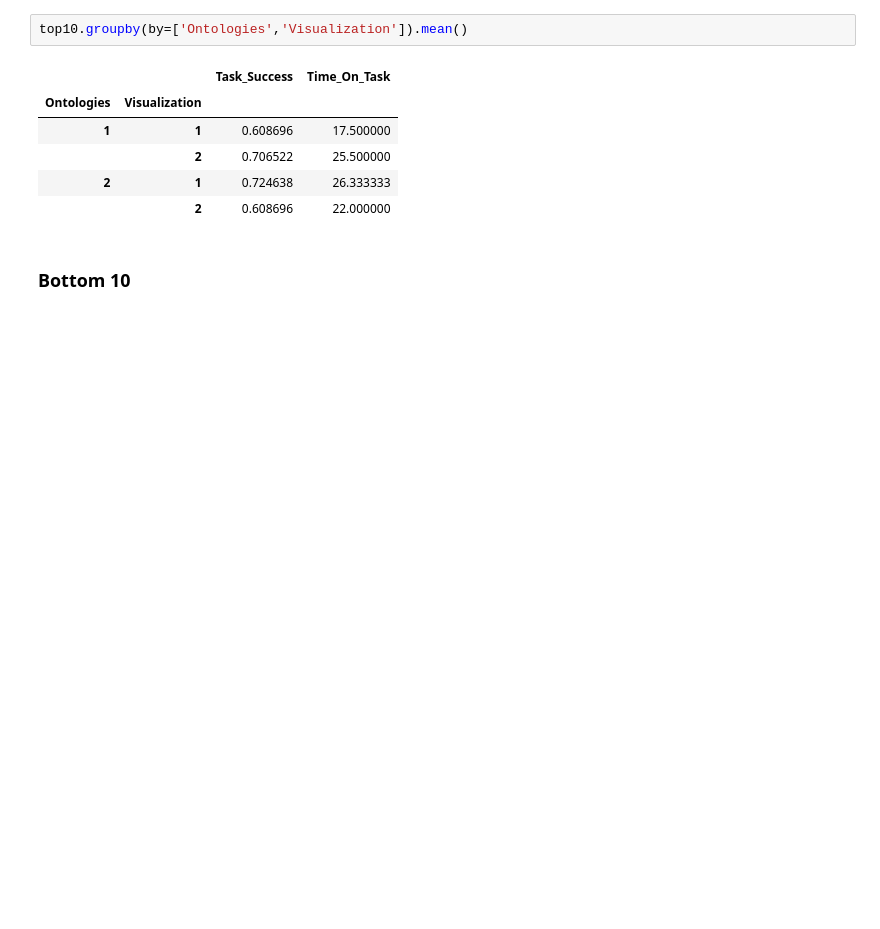
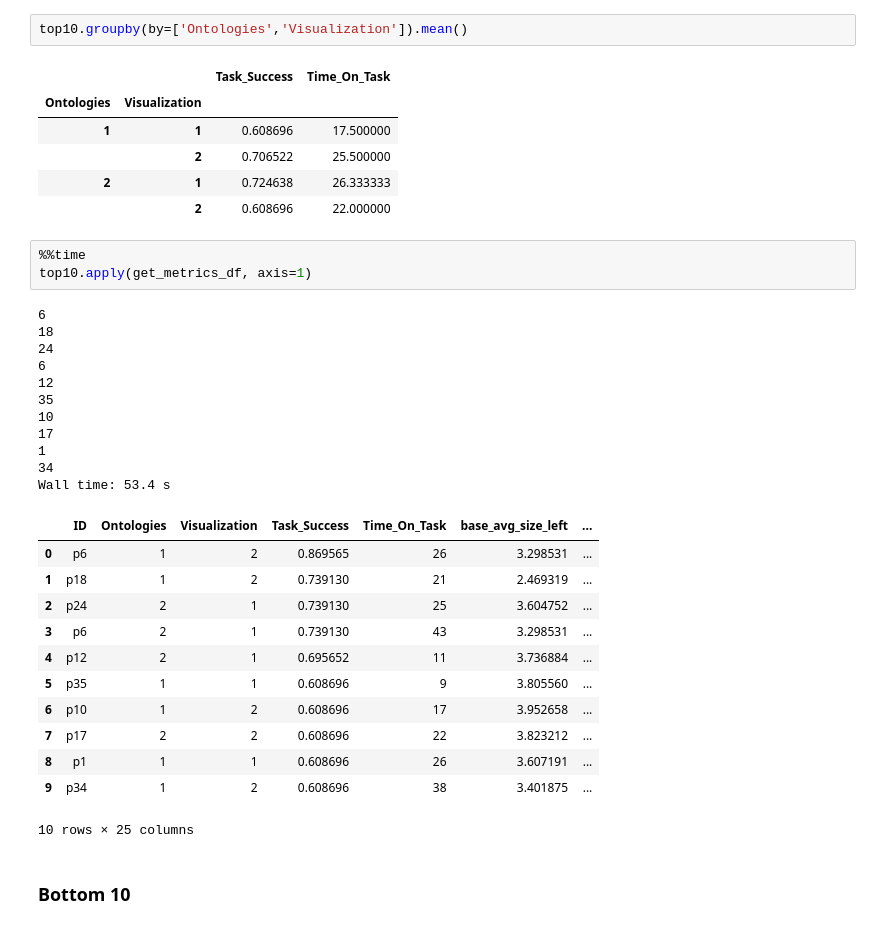
Before and after one commit to isaac-co/eyegaze-visualization, a Jupyter notebook: eygaze-metrics.ipynb, the cells around one changed output. Drawn from its saved outputs; the diff is of its cells as text; blank space fills up the shorter version.

Commit message:
Added function to get all metrics to df

```diff
--- a/eygaze-metrics.ipynb
+++ b/eygaze-metrics.ipynb
@@ -437,6 +507,33 @@ top10.groupby(by=['Ontologies','Visualization']).mean()
 |  | 2 | 0.706522 | 25.500000 |
 | 2 | 1 | 0.724638 | 26.333333 |
 |  | 2 | 0.608696 | 22.000000 |
+# %%
+%%time
+top10.apply(get_metrics_df, axis=1)
+# %% [output]
+6
+18
+24
+6
+12
+35
+10
+17
+1
+34
+Wall time: 53.4 s
+|  | ID | Ontologies | Visualization | Task_Success | Time_On_Task | base_avg_size_left | ... |
+| 0 | p6 | 1 | 2 | 0.869565 | 26 | 3.298531 | ... |
+| 1 | p18 | 1 | 2 | 0.739130 | 21 | 2.469319 | ... |
+| 2 | p24 | 2 | 1 | 0.739130 | 25 | 3.604752 | ... |
+| 3 | p6 | 2 | 1 | 0.739130 | 43 | 3.298531 | ... |
+| 4 | p12 | 2 | 1 | 0.695652 | 11 | 3.736884 | ... |
+| 5 | p35 | 1 | 1 | 0.608696 | 9 | 3.805560 | ... |
+| 6 | p10 | 1 | 2 | 0.608696 | 17 | 3.952658 | ... |
+| 7 | p17 | 2 | 2 | 0.608696 | 22 | 3.823212 | ... |
+| 8 | p1 | 1 | 1 | 0.608696 | 26 | 3.607191 | ... |
+| 9 | p34 | 1 | 2 | 0.608696 | 38 | 3.401875 | ... |
+10 rows × 25 columns
 # %% [markdown]
 ### Bottom 10
 # %%
```
Also changed, not shown: parts of 24 cells of this notebook.
